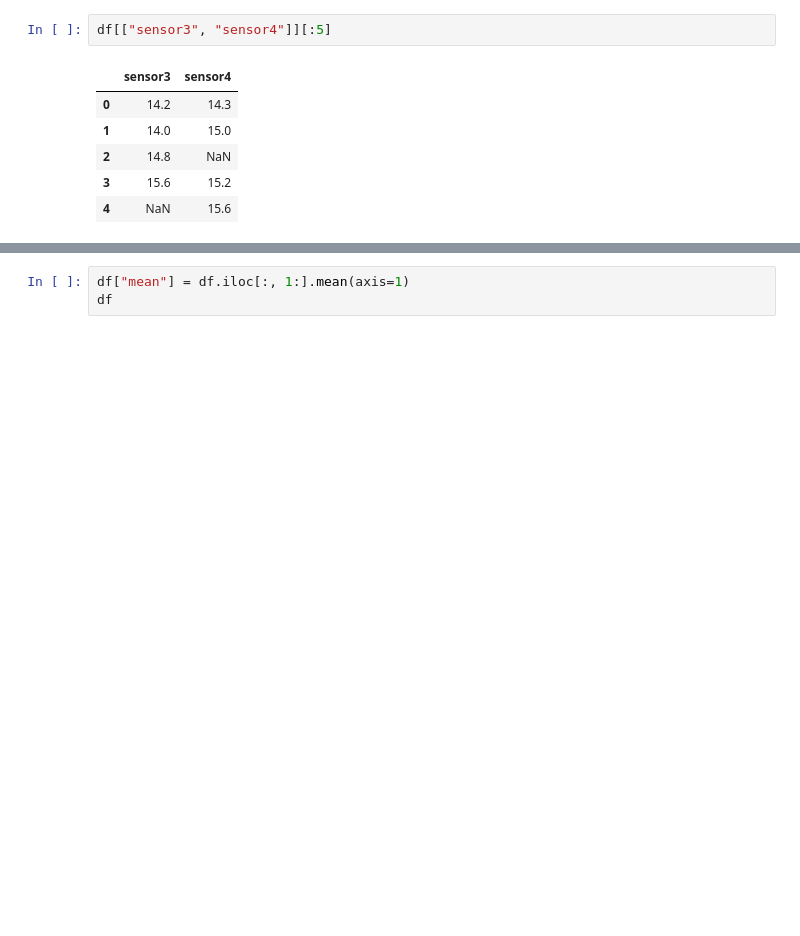
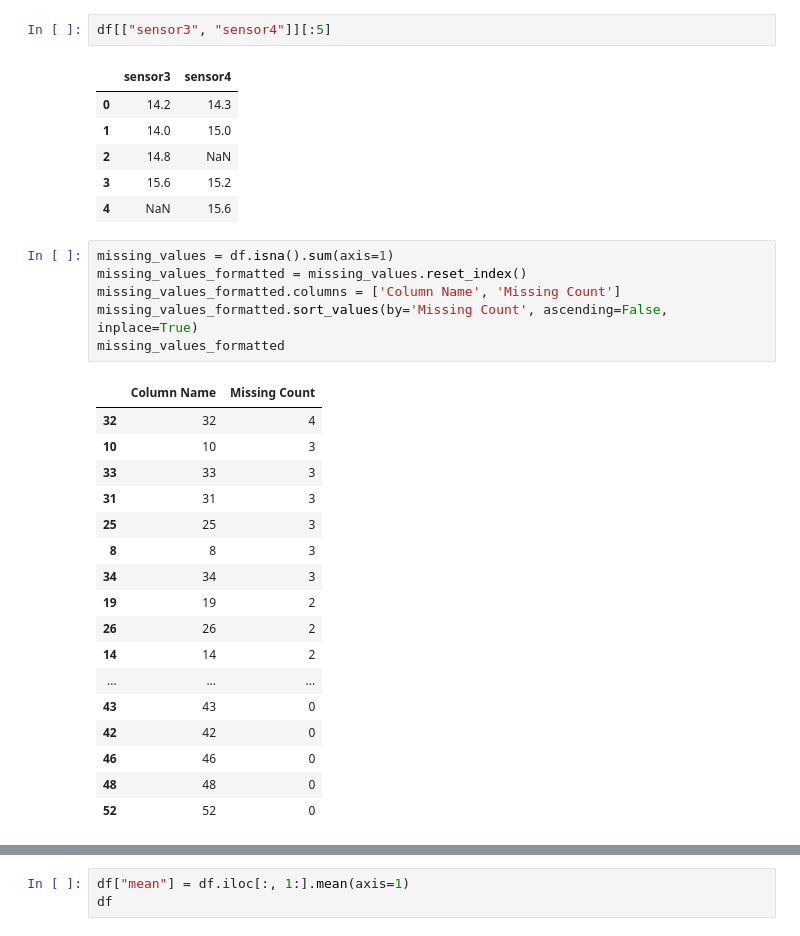
Before and after one commit to g-martin772/DSAI_2024_25_4AHIT, a Jupyter notebook: Uebung/UE06/UE06_Pandas-Recap2-Students.ipynb, the cells around one changed output, grey strips where cells are left out. Drawn from its saved outputs; the diff is of its cells as text; blank space fills up the shorter version.

```diff
--- a/Uebung/UE06/UE06_Pandas-Recap2-Students.ipynb
+++ b/Uebung/UE06/UE06_Pandas-Recap2-Students.ipynb
@@ -283,6 +283,30 @@ df[["sensor3", "sensor4"]][:5]
 | 2 | 14.8 | NaN |
 | 3 | 15.6 | 15.2 |
 | 4 | NaN | 15.6 |
+# %%
+missing_values = df.isna().sum(axis=1)
+missing_values_formatted = missing_values.reset_index()
+missing_values_formatted.columns = ['Column Name', 'Missing Count']
+missing_values_formatted.sort_values(by='Missing Count', ascending=False, inplace=True)
+missing_values_formatted
+# %% [output]
+|  | Column Name | Missing Count |
+| 32 | 32 | 4 |
+| 10 | 10 | 3 |
+| 33 | 33 | 3 |
+| 31 | 31 | 3 |
+| 25 | 25 | 3 |
+| 8 | 8 | 3 |
+| 34 | 34 | 3 |
+| 19 | 19 | 2 |
+| 26 | 26 | 2 |
+| 14 | 14 | 2 |
+| ... | ... | ... |
+| 43 | 43 | 0 |
+| 42 | 42 | 0 |
+| 46 | 46 | 0 |
+| 48 | 48 | 0 |
+| 52 | 52 | 0 |
 # %%
 missing_values = df.isna().sum()
 missing_values_formatted = missing_values.reset_index()
```
Also changed, not shown: parts of 2 cells of this notebook, 2 other files.
